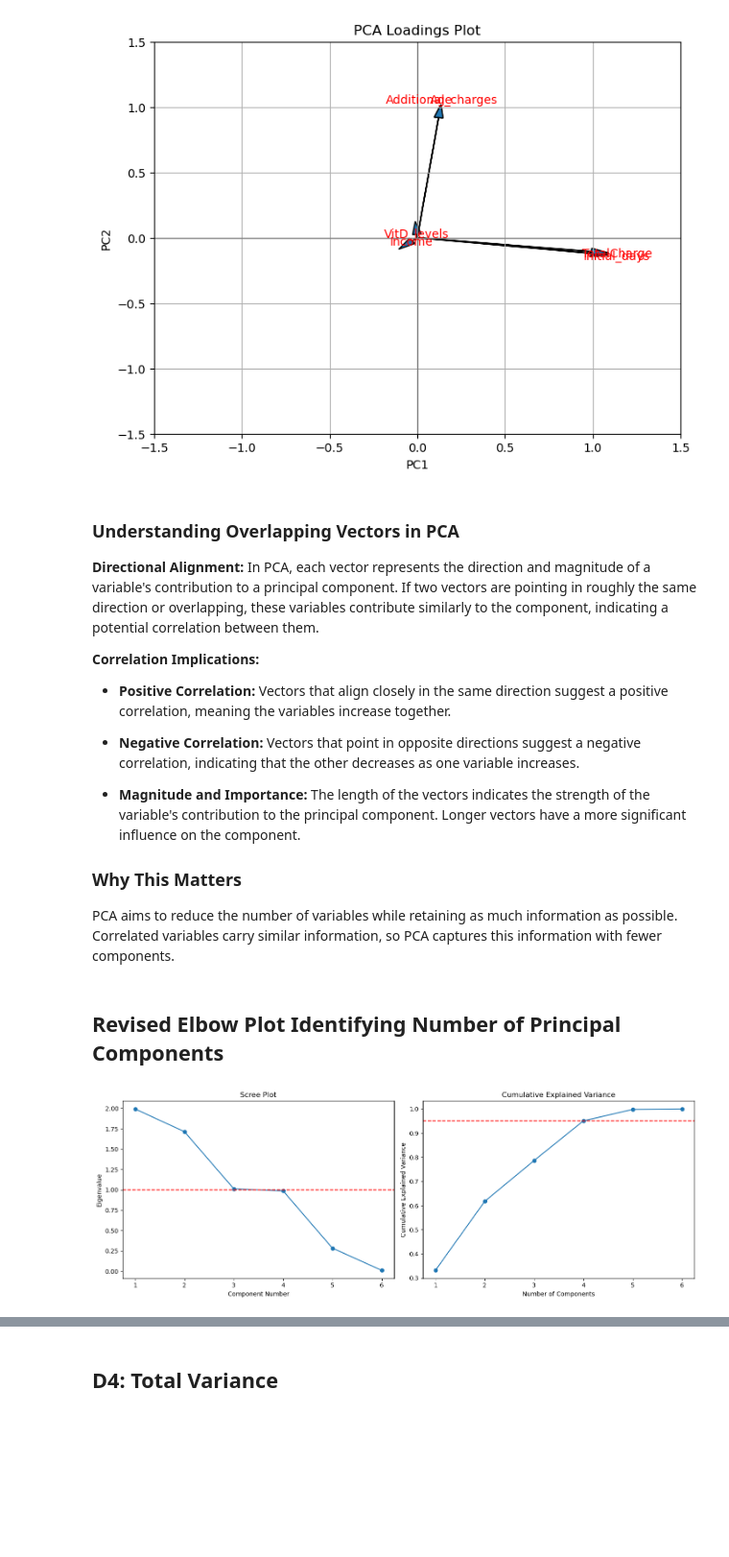
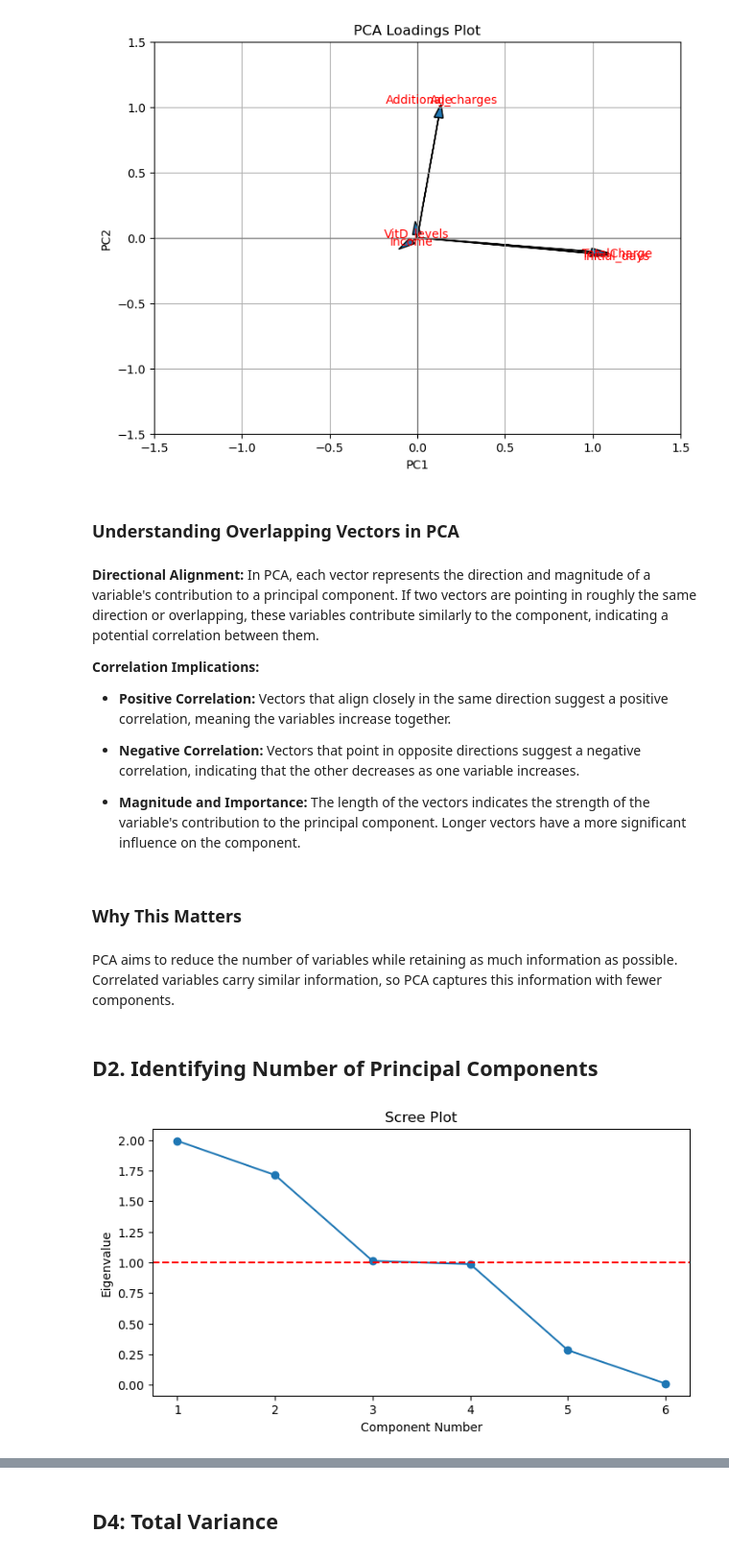
Before and after one commit to Jester-Head/special-pancake, a Jupyter notebook: D212_data_mining_2/Task2.ipynb, the cells around one changed output, grey strips where cells are left out. Shown at 96% size. Drawn from its saved outputs; the diff is of its cells as text; code cells hidden in the pictures; blank space fills up the shorter version.

```diff
--- a/D212_data_mining_2/Task2.ipynb
+++ b/D212_data_mining_2/Task2.ipynb
@@ -66,6 +61,3 @@ plt.show()
-# %%
-# Dropping strongly correlated features
-df = df.drop(columns=['TotalCharge','Additional_charges'])
 # %% [markdown]
 ## C2: Standardizing
 # %%
@@ -115,22 +73,0 @@ plt.show()
-# %%
-pca = PCA().fit(data_scaled)
-
-plt.figure(figsize=(14, 5))
-
-# Left plot (Scree plot)
-plt.subplot(1, 2, 1)
-plt.plot(np.arange(1, len(pca.explained_variance_) + 1), pca.explained_variance_, 'o-')
-plt.title('Scree Plot')
-plt.xlabel('Component Number')
-plt.ylabel('Eigenvalue')
-plt.axhline(y=1, color='r', linestyle='--')
-
-# Right plot (Cumulative Explained Variance)
-plt.subplot(1, 2, 2)
-plt.plot(np.arange(1, len(pca.explained_variance_ratio_) + 1), np.cumsum(pca.explained_variance_ratio_), 'o-')
-plt.title('Cumulative Explained Variance')
-plt.xlabel('Number of Components')
-plt.ylabel('Cumulative Explained Variance')
-plt.axhline(y=0.95, color='r', linestyle='--')  # Line to indicate the 95% variance explained threshold
-plt.tight_layout()
-plt.show()
@@ -177,4 +74 @@ data_scaled = scaler.fit_transform(df)
-# %%
-pca = PCA()
-pca.fit(data_scaled);
 # %% [markdown]
@@ -211,8 +105,9 @@ plt.ylim(-1.5, 1.5)
 plt.show()
 # %% [output]
 [figure]
+# %% [markdown]
+### Understanding Overlapping Vectors in PCA
 # %% [markdown]
-### Understanding Overlapping Vectors in PCA
 **Directional Alignment:** In PCA, each vector represents the direction and magnitude of a variable's contribution to a principal component. If two vectors are pointing in roughly the same direction or overlapping, these variables contribute similarly to the component, indicating a potential correlation between them.
 
 **Correlation Implications:**
@@ -222,32 +117,21 @@ plt.show()
 - **Negative Correlation:** Vectors that point in opposite directions suggest a negative correlation, indicating that the other decreases as one variable increases.
 
 - **Magnitude and Importance:** The length of the vectors indicates the strength of the variable's contribution to the principal component. Longer vectors have a more significant influence on the component.
-
-### Why This Matters
-PCA aims to reduce the number of variables while retaining as much information as possible. Correlated variables carry similar information, so PCA captures this information with fewer components.
+# %% [markdown]
+### Why This Matters
+# %% [markdown]
+PCA aims to reduce the number of variables while retaining as much information as possible. Correlated variables carry similar information, so PCA captures this information with fewer components.
 # %% [markdown]
-## Revised Elbow Plot Identifying Number of Principal Components
+## D2. Identifying Number of Principal Components
 # %%
-pca = PCA().fit(data_scaled)
-
-plt.figure(figsize=(14, 5))
+plt.figure(figsize=(8, 4))
 
 # Left plot (Scree plot)
-plt.subplot(1, 2, 1)
 plt.plot(np.arange(1, len(pca.explained_variance_) + 1), pca.explained_variance_, 'o-')
 plt.title('Scree Plot')
 plt.xlabel('Component Number')
 plt.ylabel('Eigenvalue')
 plt.axhline(y=1, color='r', linestyle='--')
-
-# Right plot (Cumulative Explained Variance)
-plt.subplot(1, 2, 2)
-plt.plot(np.arange(1, len(pca.explained_variance_ratio_) + 1), np.cumsum(pca.explained_variance_ratio_), 'o-')
-plt.title('Cumulative Explained Variance')
-plt.xlabel('Number of Components')
-plt.ylabel('Cumulative Explained Variance')
-plt.axhline(y=0.95, color='r', linestyle='--')  # Line to indicate the 95% variance explained threshold
-plt.tight_layout()
 plt.show()
 # %% [output]
-[figure, old version]
+[figure, new version]
```
Also changed, not shown: parts of 26 cells of this notebook.
